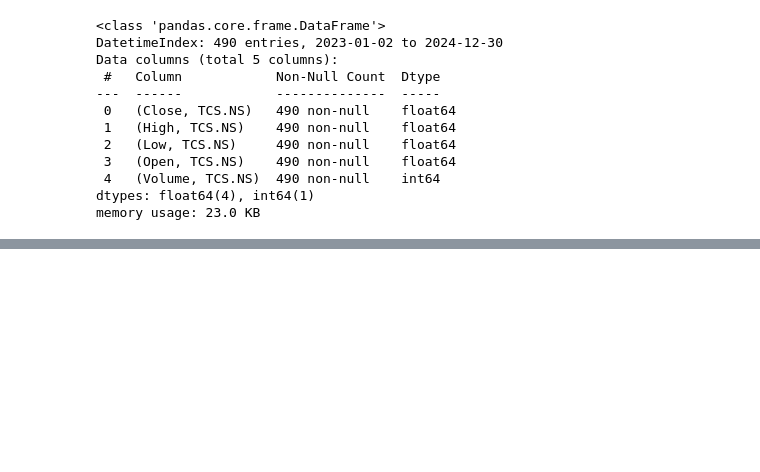
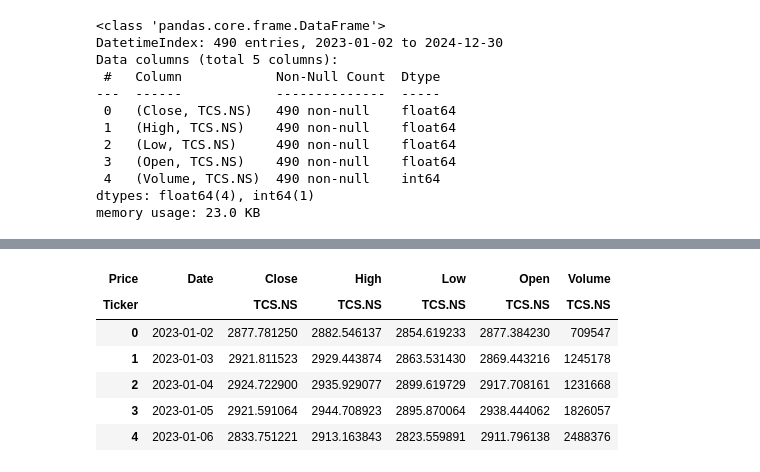
Before and after one commit to Manjunath-Kurubar/stock-market-data-analysis, a Jupyter notebook: Stock_Market_Analysis.ipynb, the cells around one changed output, grey strips where cells are left out. Saved outputs shown, nothing was run; the diff lists cells and outputs as text; code cells hidden in the pictures; blank space fills up the shorter version.

```diff
--- a/Stock_Market_Analysis.ipynb
+++ b/Stock_Market_Analysis.ipynb
@@ -56,0 +70,10 @@ memory usage: 23.0 KB
+# %%
+data.head()
+# %% [output]
+| Price | Date | Close | High | Low | Open | Volume |
+| Ticker |  | TCS.NS | TCS.NS | TCS.NS | TCS.NS | TCS.NS |
+| 0 | 2023-01-02 | 2877.781250 | 2882.546137 | 2854.619233 | 2877.384230 | 709547 |
+| 1 | 2023-01-03 | 2921.811523 | 2929.443874 | 2863.531430 | 2869.443216 | 1245178 |
+| 2 | 2023-01-04 | 2924.722900 | 2935.929077 | 2899.619729 | 2917.708161 | 1231668 |
+| 3 | 2023-01-05 | 2921.591064 | 2944.708923 | 2895.870064 | 2938.444062 | 1826057 |
+| 4 | 2023-01-06 | 2833.751221 | 2913.163843 | 2823.559891 | 2911.796138 | 2488376 |
```
Also changed, not shown: parts of 3 cells of this notebook.
